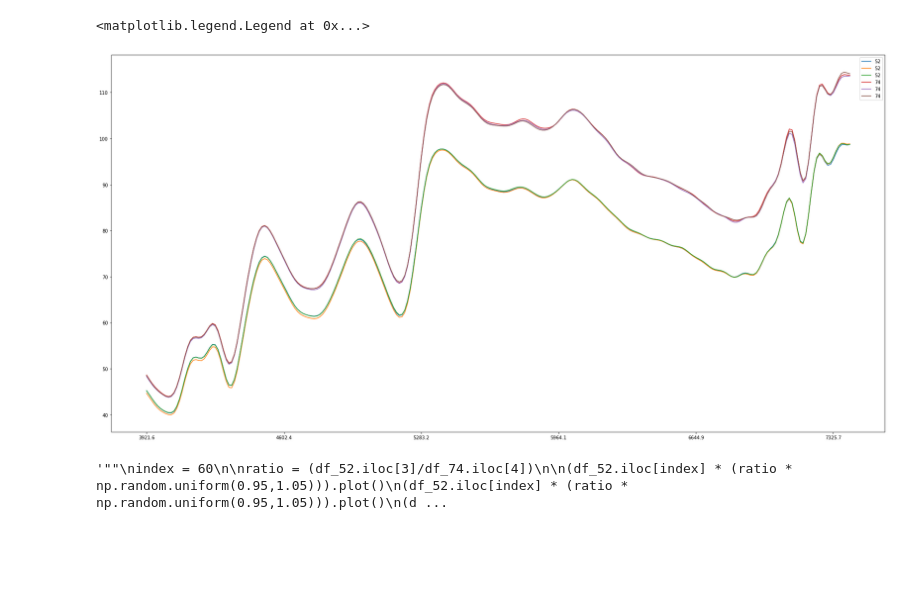
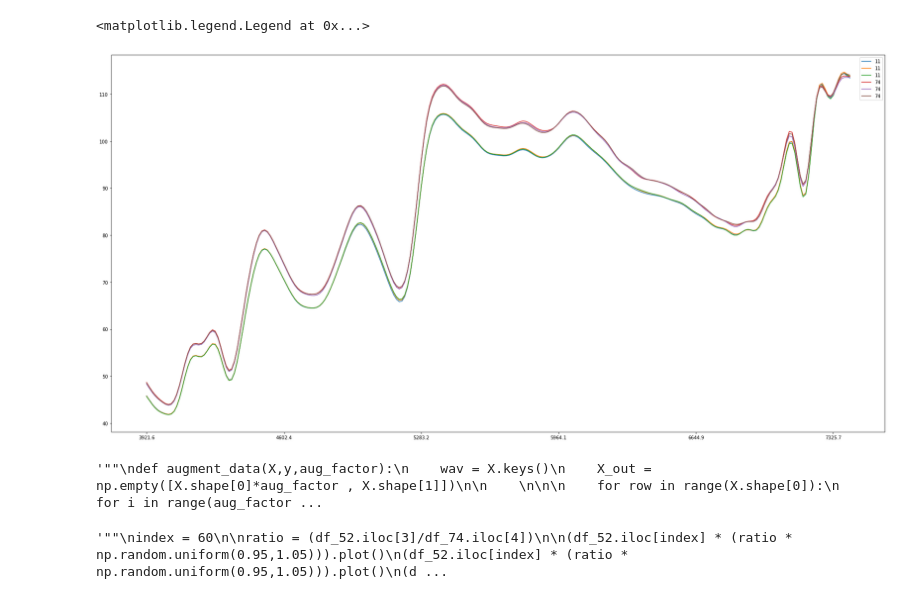
Before and after one commit to mahmoud791/graduation-project, a Jupyter notebook: new_model.ipynb, the cells around one changed output. Drawn from its saved outputs; the diff is of its cells as text; code cells hidden in the pictures; blank space fills up the shorter version.

```diff
--- a/new_model.ipynb
+++ b/new_model.ipynb
@@ -11,7 +15,7 @@ plt.rcParams['figure.figsize'] = [30, 15]
 # %%
 my_path = 'calibration_set/'
 df_3 = pd.read_csv(my_path+'scanner_3.csv').drop(['WVN CM-1'],axis=1)
-df_11 = pd.read_csv(my_path+'scanner_11.csv').drop(['WVN CM-1'],axis=1)
+df_11 = pd.read_csv(my_path+'scanner_11.csv').drop(['WVN CM-1'],axis=1).drop(40,axis=0)
 df_16 = pd.read_csv(my_path+'scanner_16.csv').drop(['WVN CM-1'],axis=1)
 df_22 = pd.read_csv(my_path+'scanner_22.csv').drop(['WVN CM-1'],axis=1)
 df_41 = pd.read_csv(my_path+'scanner_41.csv').drop(['WVN CM-1'],axis=1)
@@ -36,39 +26,59 @@ df_ref.head(10)
 # %%
 index = 60  # the sample number from 0 to 29
 #df_3.iloc[index].plot(label='3')
 #df_3.iloc[index+1].plot(label='3')
 #df_3.iloc[index+2].plot(label='3')
 
-
-#df_11.iloc[index].plot(label='11')
-#df_11.iloc[index+1].plot(label='11')
-#df_11.iloc[index+2].plot(label='11')
+df_11.iloc[index].plot(label='11')
+df_11.iloc[index+1].plot(label='11')
+df_11.iloc[index+2].plot(label='11')
 
 #df_16.iloc[index].plot(label='16')
 #df_16.iloc[index+1].plot(label='16')
 #df_16.iloc[index+2].plot(label='16')
 
 
 #df_22.iloc[index].plot(label='22')
 #df_22.iloc[index+1].plot(label='22')
 #df_22.iloc[index+2].plot(label='22')
 
 #df_41.iloc[index].plot(label='41')
 #df_41.iloc[index+1].plot(label='41')
 #df_41.iloc[index+2].plot(label='41')
 
-df_52.iloc[index].plot(label='52')
-df_52.iloc[index+1].plot(label='52')
-df_52.iloc[index+2].plot(label='52')
+#df_52.iloc[index].plot(label='52')
+#df_52.iloc[index+1].plot(label='52')
+#df_52.iloc[index+2].plot(label='52')
 
 df_74.iloc[index].plot(label='74')
 df_74.iloc[index+1].plot(label='74')
 df_74.iloc[index+2].plot(label='74')
 
 plt.legend()
 # %% [output]
 <matplotlib.legend.Legend at 0x...>
-[figure, old version]
+[figure, new version]
+# %%
+"""""
+def augment_data(X,y,aug_factor):
+    wav = X.keys()
+    X_out = np.empty([X.shape[0]*aug_factor , X.shape[1]])
+
+
+
+
+    for row in range(X.shape[0]):
+        for i in range(aug_factor):
+            X_out[row*aug_factor + i] = X.iloc[row] #* ( np.random.uniform(0.8,1.2))
+
+    y_out = pd.DataFrame(np.repeat(y.values,aug_factor, axis=0), columns=y.columns)
+    X_out = pd.DataFrame(X_out,columns=wav)
+
+    return X_out,y_out
+
+"""
+# %% [output]
+'""\ndef augment_data(X,y,aug_factor):\n    wav = X.keys()\n    X_out = np.empty([X.shape[0]*aug_factor , X.shape[1]])\n\n    \n\n\n    for row in range(X.shape[0]):\n        for i in range(aug_factor ...
 # %%
 """""
 index = 60
```
Also changed, not shown: parts of 11 cells of this notebook.
